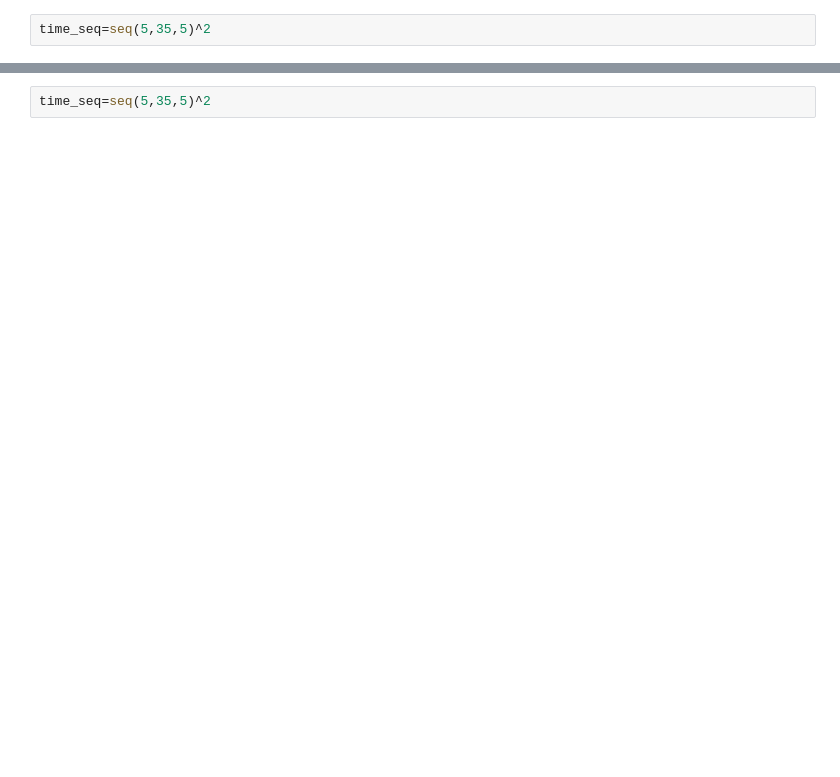
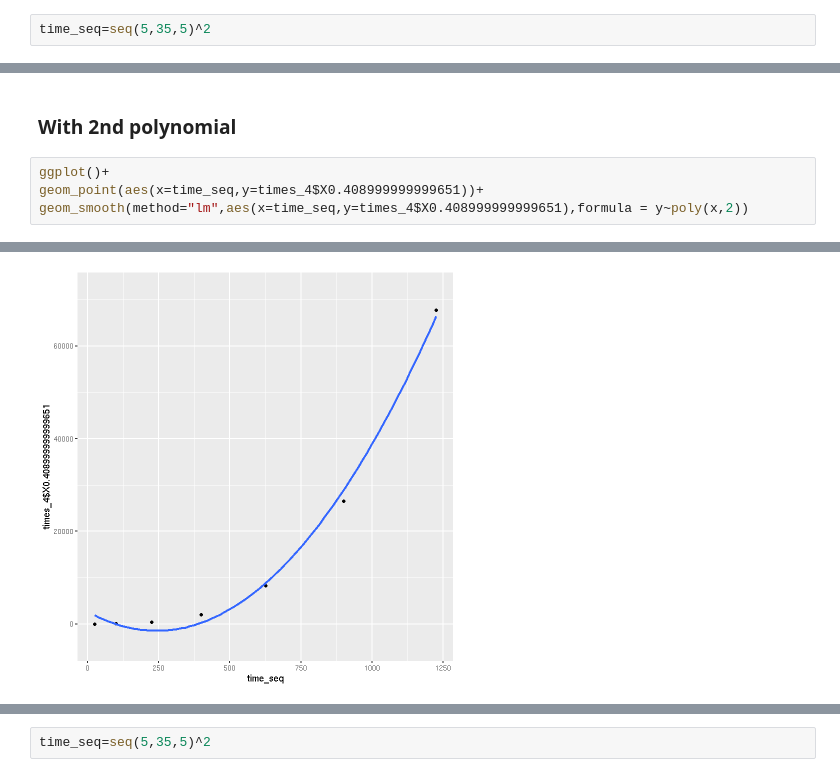
Before and after one commit to F4rbod/CS5800GruopProject, a Jupyter notebook: CS5800Group.ipynb, the cells around one changed output, grey strips where cells are left out. Saved outputs shown, nothing was run; the diff lists cells and outputs as text; blank space fills up the shorter version.

```diff
--- a/CS5800Group.ipynb
+++ b/CS5800Group.ipynb
@@ -462,0 +527,7 @@ F-statistic: 8.446e+04 on 3 and 3 DF,  p-value: 6.916e-08
+# %% [markdown]
+### With 2nd polynomial
+# %%
+ggplot()+
+geom_point(aes(x=time_seq,y=times_4$X0.408999999999651))+
+geom_smooth(method="lm",aes(x=time_seq,y=times_4$X0.408999999999651),formula = y~poly(x,2))
+# %% [output]
@@ -462,0 +536 @@ F-statistic: 8.446e+04 on 3 and 3 DF,  p-value: 6.916e-08
+[figure, added]
```
Also changed, not shown: parts of 25 cells of this notebook.
